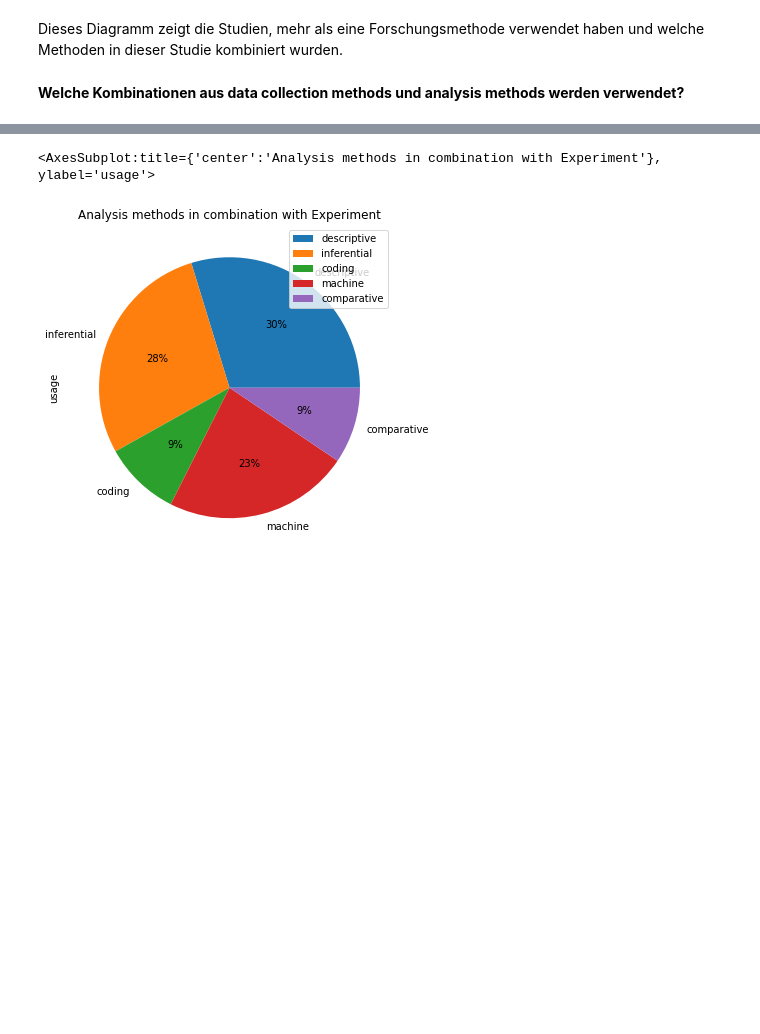
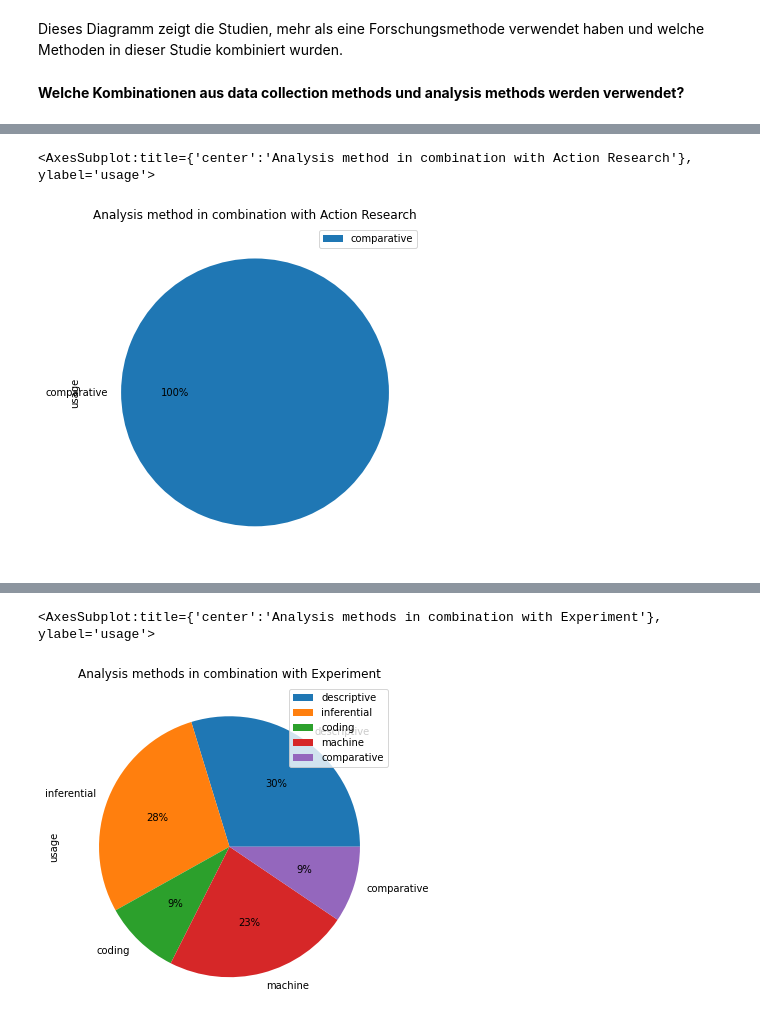
Before and after one commit to fWern/Bachelor-Thesis, a Jupyter notebook: sjoberg_roadmap_questions.ipynb, the cells around one changed output, grey strips where cells are left out. Saved outputs shown, nothing was run; the diff lists cells and outputs as text; code cells hidden in the pictures; blank space fills up the shorter version.

```diff
--- a/sjoberg_roadmap_questions.ipynb
+++ b/sjoberg_roadmap_questions.ipynb
@@ -37,6 +38,6 @@ PREFIX = """
 # %%
 query = """
-        SELECT ?year, ?experiment, ?survey, ?interview, ?study, ?secondary_research, ?action_research
+        SELECT ?contribution, ?year, ?experiment, ?survey, ?interview, ?study, ?secondary_research, ?action_research
             WHERE {
               ?paper orkgp:P31 ?contribution.
               ?contribution a orkgc:C27001.
@@ -60,4 +61,4 @@ values = []
 for col in range(1, len(data.columns)):
         cm.append(data.columns[col])
         values.append(data[data.columns[col]].value_counts().sum())
-pd.DataFrame(data={'collection method': cm, 'amount':values}).plot(kind='barh', x='collection method', y='amount')
+pd.DataFrame(data={'collection method': cm, 'amount':values}).plot(kind='barh', x='collection method', y='amount', title="Empirical Research Methods")
@@ -71 +90,6 @@ Beschreibung
+# %%
+#experiment methods
+fig, ax = plt.subplots(ncols=2)
+data['experiment'].value_counts().plot(kind='barh', title="Experiment Methods", ax=ax[0])
+data.groupby('year')['experiment'].count().plot(kind='bar', title='Experiment usage since {year}'.format(year=start_year),ax=ax[1], figsize=(10,5))
 # %%
@@ -299,7 +286,7 @@ Dieses Diagramm zeigt die Studien, mehr als eine Forschungsmethode verwendet hab
 **Welche Kombinationen aus data collection methods und analysis methods werden verwendet?**
 # %%
 query = """
-        SELECT ?experiment,  ?study, ?survey, ?secondary_research, ?interview, ?descriptive, ?inferential, ?coding, ?machine, ?error, ?reg, ?regularity, ?comparative,
+        SELECT ?experiment, ?study, ?survey, ?secondary_research, ?interview, ?action_research, ?descriptive, ?inferential, ?coding, ?machine, ?error, ?reg, ?regularity, ?comparative,
                ?sentiment, ?in_depth, ?behavioural, ?stakeholder, ?literature, ?artefact
         WHERE{
                 ?paper orkgp:P31 ?contribution.
@@ -310,6 +297,7 @@ query = """
                 OPTIONAL{?contribution orkgp:P56008/orkgp:P57036 ?survey.}
                 OPTIONAL{?contribution orkgp:P56008/orkgp:P57021 ?secondary_research.}
                 OPTIONAL{?contribution orkgp:P56008/orkgp:P57034 ?interview.}
+                OPTIONAL{?contribution orkgp:P56008/orkgp:P57020 ?action_research}
 
                 OPTIONAL{?contribution orkgp:P15124/orkgp:P56048 ?descriptive.}
                 OPTIONAL{?contribution orkgp:P15124/orkgp:P56043 ?inferential.}
@@ -329,3 +317,4 @@ query = """
         """
 
 data = sparql_dataframe.get(endpoint_url, PREFIX+query)
+data[~data['action_research'].isnull()]
@@ -331,0 +325,14 @@ data = sparql_dataframe.get(endpoint_url, PREFIX+query)
+# %%
+#Action research with analysis methods
+methods = []
+amount = []
+action_reserach_data = data[~data['action_research'].isnull()]
+for col in range(6, len(action_reserach_data.columns)):
+        if action_reserach_data[action_reserach_data.columns[col]].value_counts().sum() != 0:
+                methods.append(action_reserach_data.columns[col])
+                amount.append(action_reserach_data[action_reserach_data.columns[col]].value_counts().sum())
+action_reserach_data = pd.DataFrame({'usage': amount}, index=methods)
+action_reserach_data.plot(kind='pie', y='usage', autopct='%1.0f%%', figsize=(6,7), title="Analysis method in combination with Action Research")
+# %% [output]
+<AxesSubplot:title={'center':'Analysis method in combination with Action Research'}, ylabel='usage'>
+[figure, added]
```
Also changed, not shown: parts of 40 cells of this notebook.
